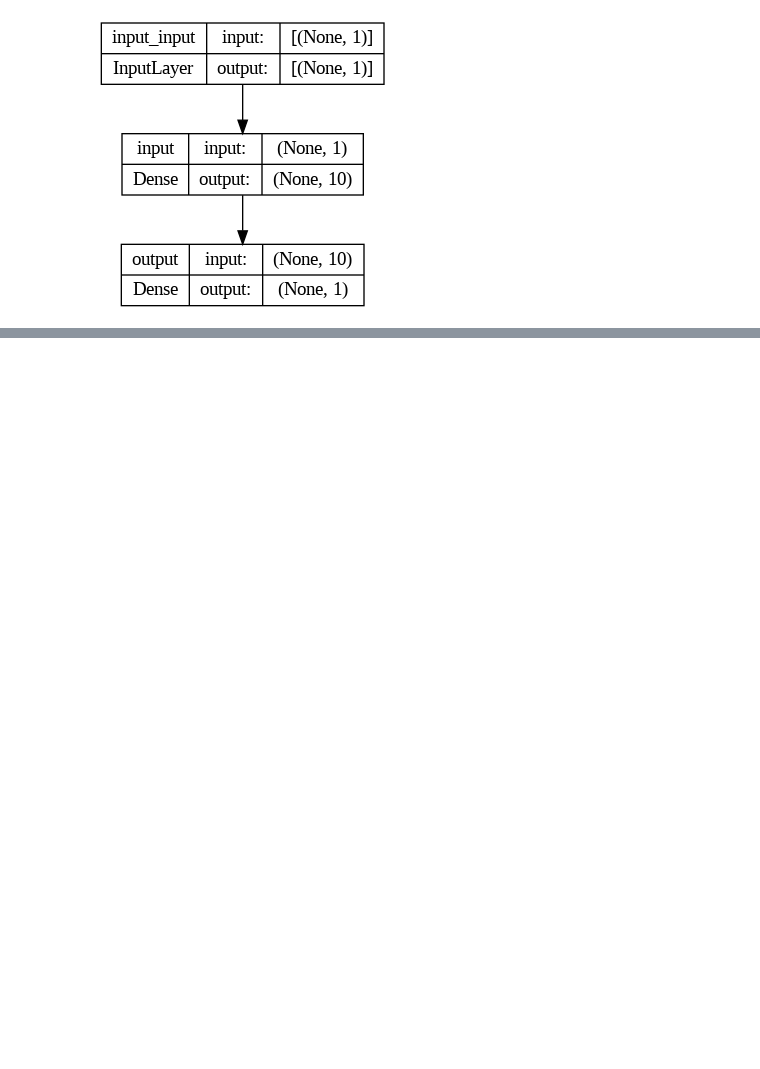
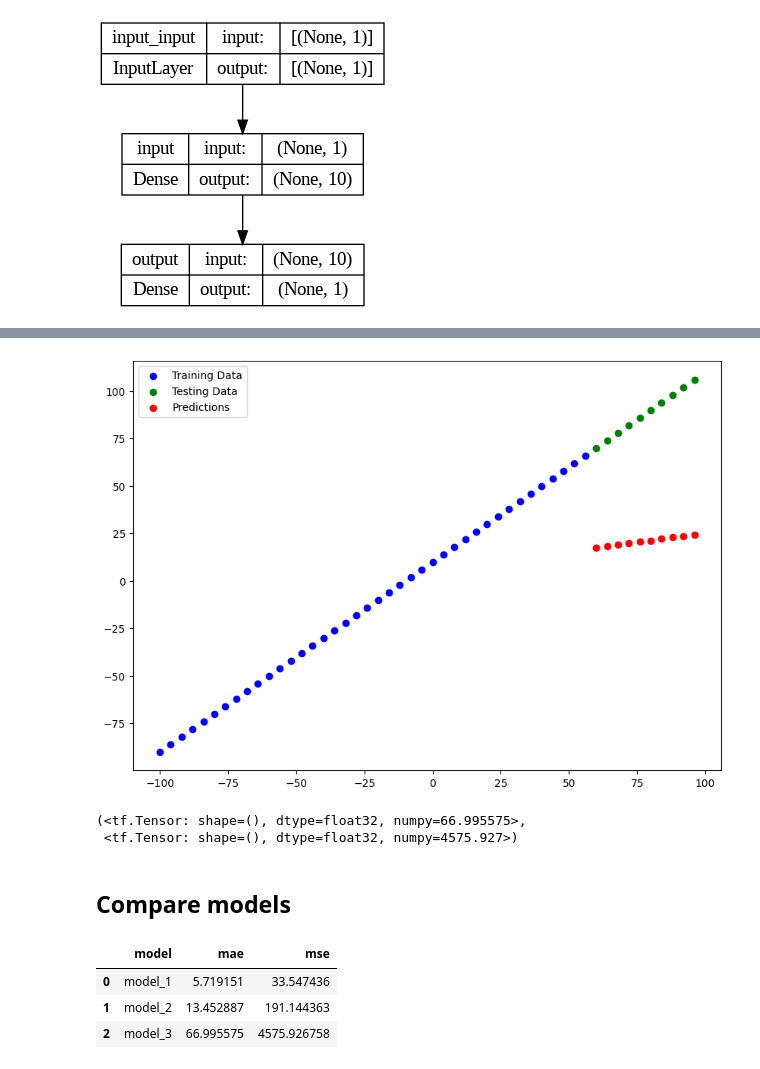
Before and after one commit to vinhpeters/tf-exam, a Jupyter notebook: 01_neural_network_regression.ipynb, the cells around one changed output, grey strips where cells are left out. Cells and saved outputs as stored; diff of their text form; code cells hidden in the pictures; blank space fills up the shorter version.

```diff
--- a/01_neural_network_regression.ipynb
+++ b/01_neural_network_regression.ipynb
@@ -242,0 +305,2 @@ plot_model(model,show_shapes=True)
+# %%
+y_pred=tf.squeeze(tf.constant(y_pred))
@@ -242,0 +448,8 @@ plot_model(model,show_shapes=True)
+# %%
+model_3 = tf.keras.Sequential([
+    tf.keras.layers.Dense(10),
+    tf.keras.layers.Dense(1)
+])
+
+model_3.compile(loss=tf.keras.losses.mae,optimizer=tf.keras.optimizers.SGD(), metrics=['mae'])
+model_3.fit(tf.expand_dims(X_train, axis=-1), y_train, epochs=500)
@@ -242,0 +475,4 @@ plot_model(model,show_shapes=True)
+# %%
+y_pred_3 = model_3.predict(y_pred)
+plot_predictions(predictions=y_pred_3)
+# %% [output]
@@ -242,0 +480,10 @@ plot_model(model,show_shapes=True)
+[figure, added]
+# %%
+mae_3=mae(y_test,tf.squeeze(y_pred_3))
+mse_3=mse(y_test,tf.squeeze(y_pred_3))
+mae_3,mse_3
+# %% [output]
+(<tf.Tensor: shape=(), dtype=float32, numpy=66.995575>,
+ <tf.Tensor: shape=(), dtype=float32, numpy=4575.927>)
+# %% [markdown]
+## Compare models
@@ -242,0 +495,8 @@ plot_model(model,show_shapes=True)
+# %%
+all_results = pd.DataFrame(model_results, columns=['model','mae','mse'])
+all_results
+# %% [output]
+|  | model | mae | mse |
+| 0 | model_1 | 5.719151 | 33.547436 |
+| 1 | model_2 | 13.452887 | 191.144363 |
+| 2 | model_3 | 66.995575 | 4575.926758 |
```
Also changed, not shown: parts of 76 cells of this notebook.
